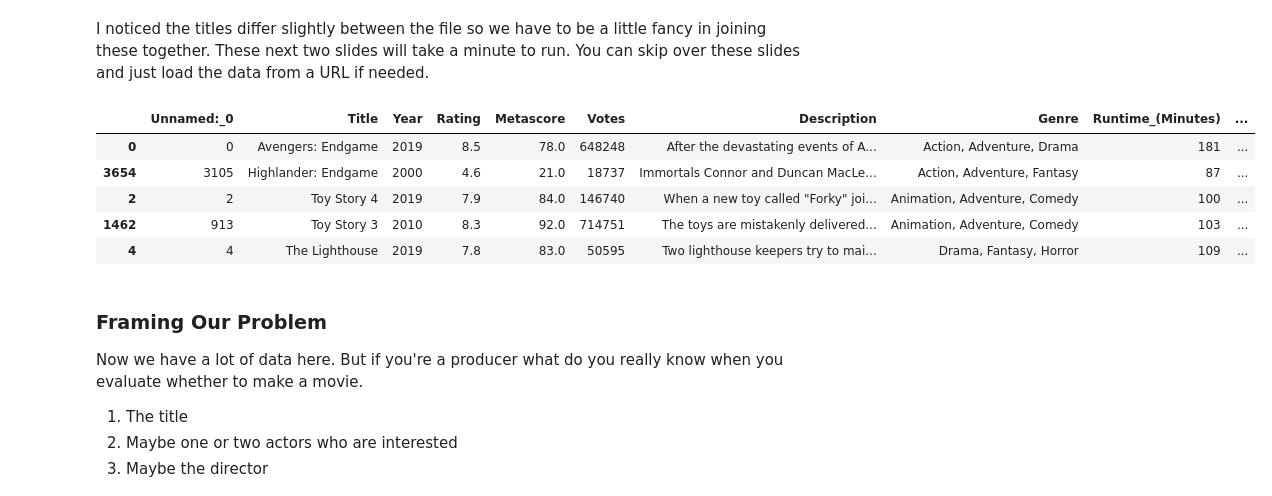
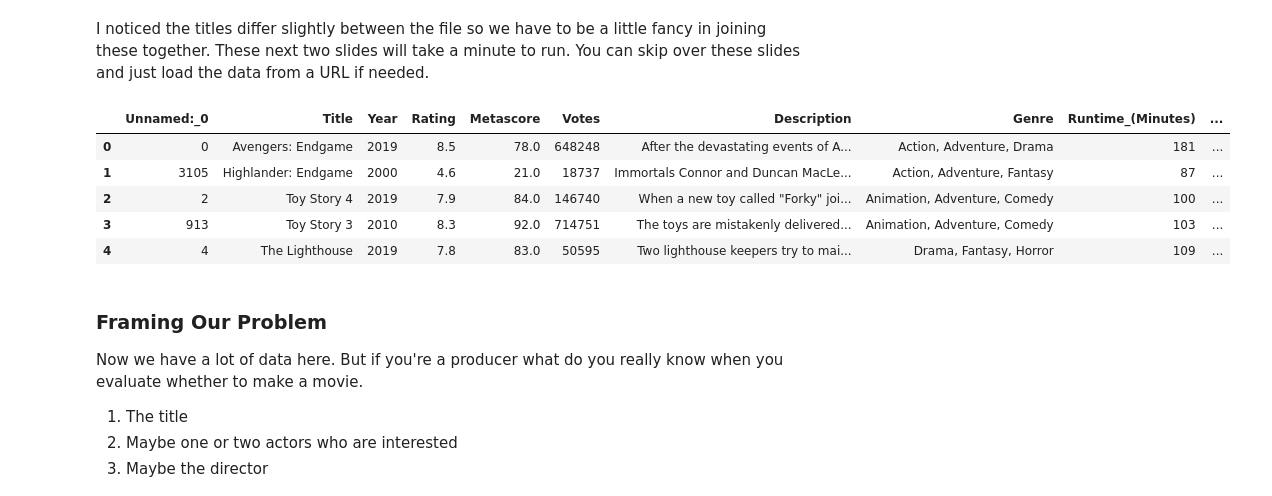
Before and after one commit to kindofluke/producers-chair-odsc, a Jupyter notebook: 1. DataPrep.ipynb, the cells around one changed output. Drawn from its saved outputs; the diff is of its cells as text; code cells hidden in the pictures.

```diff
--- a/1. DataPrep.ipynb
+++ b/1. DataPrep.ipynb
@@ -55,26 +55,26 @@ def get_match(e: str):
 # %%
 
 title_possibilites = base_movie_revenue.title.values.tolist()
 def get_match(e: str):
     matches = get_close_matches(e, title_possibilites)
     if len(matches) == 0:
         return None
     else:
         i = title_possibilites.index(matches[0])
         return i
 if RUN_DATA:
     base_movies_and_ratings['lookup_index'] = base_movies_and_ratings.Title.apply(get_match)
     joined_data = base_movies_and_ratings.join(base_movie_revenue[['revenue', 'status']], on='lookup_index', how='inner').drop(columns=['Revenue_(Millions)'])
 else:
-    joined_data = pd.read_csv("https://storage.googleapis.com/public-artifacts-datarobot/Producers%20Chair%20Dataset.csv")
+    joined_data = pd.read_csv("Producers Chair Dataset.csv")
 
 joined_data.head()
 # %% [output]
 |  | Unnamed:_0 | Title | Year | Rating | Metascore | Votes | Description | Genre | Runtime_(Minutes) | ... |
 | 0 | 0 | Avengers: Endgame | 2019 | 8.5 | 78.0 | 648248 | After the devastating events of A... | Action, Adventure, Drama | 181 | ... |
-| 3654 | 3105 | Highlander: Endgame | 2000 | 4.6 | 21.0 | 18737 | Immortals Connor and Duncan MacLe... | Action, Adventure, Fantasy | 87 | ... |
+| 1 | 3105 | Highlander: Endgame | 2000 | 4.6 | 21.0 | 18737 | Immortals Connor and Duncan MacLe... | Action, Adventure, Fantasy | 87 | ... |
 | 2 | 2 | Toy Story 4 | 2019 | 7.9 | 84.0 | 146740 | When a new toy called "Forky" joi... | Animation, Adventure, Comedy | 100 | ... |
-| 1462 | 913 | Toy Story 3 | 2010 | 8.3 | 92.0 | 714751 | The toys are mistakenly delivered... | Animation, Adventure, Comedy | 103 | ... |
+| 3 | 913 | Toy Story 3 | 2010 | 8.3 | 92.0 | 714751 | The toys are mistakenly delivered... | Animation, Adventure, Comedy | 103 | ... |
 | 4 | 4 | The Lighthouse | 2019 | 7.8 | 83.0 | 50595 | Two lighthouse keepers try to mai... | Drama, Fantasy, Horror | 109 | ... |
 # %% [markdown]
 ### Framing Our Problem
```
Also changed, not shown: parts of 1 cell of this notebook, 1 other file.
